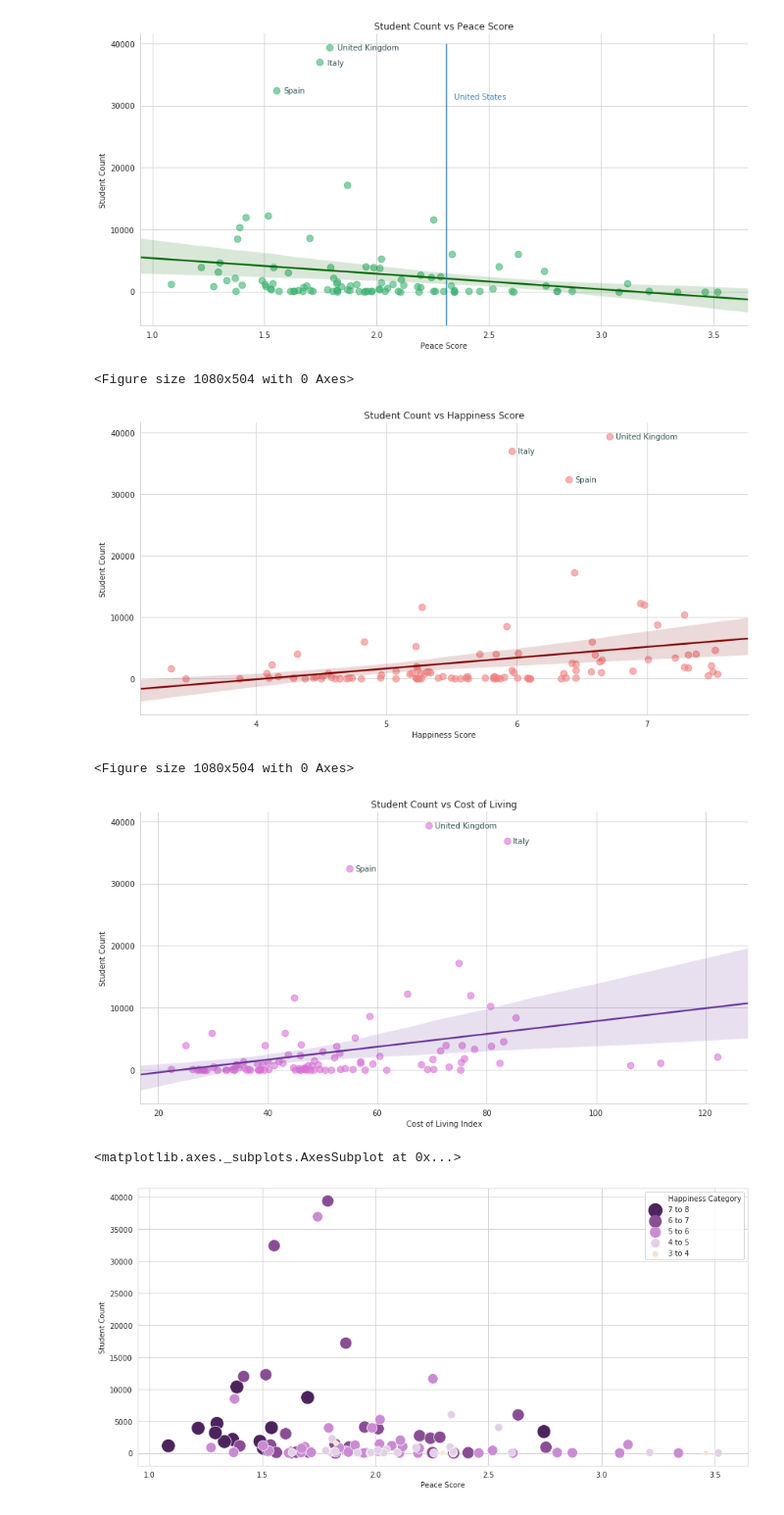
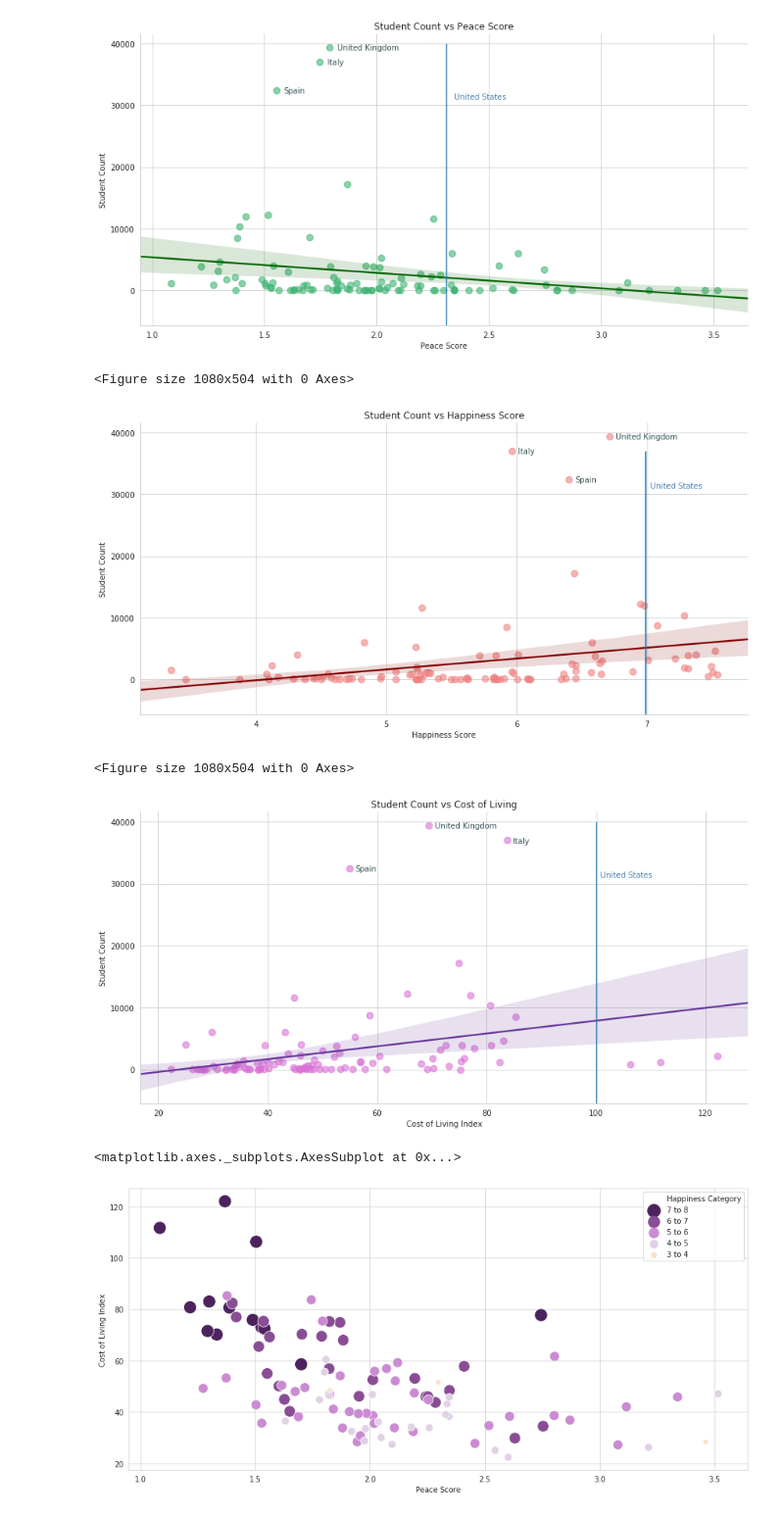
Before and after one commit to richardmu000/320-Final, a Jupyter notebook: 320 Final Project Richard Mu Xinyao Chen.ipynb, the cells around one changed output. Shown at 98% size. Saved outputs shown, nothing was run; the diff lists cells and outputs as text; code cells hidden in the pictures.

```diff
--- a/320 Final Project Richard Mu Xinyao Chen.ipynb
+++ b/320 Final Project Richard Mu Xinyao Chen.ipynb
@@ -102,10 +102,10 @@ __Third Attribute: Happiness Score__
 <br>
 Finally, we collected found the happiness score of each country from the [World Happiness Report](https://worldhappiness.report/ed/2019/#read). These scores are reflected from "how happy the citizens perceive themselves to be". While there are many aspects of the local citizen's lives that are distinct from the lives of foreign students, we think that the happiness scores displays, to some degree, the living conditions of each country. Since it is exported as a CSV file, we used the read_csv function from the Pandas library.
 # %%
-happiness = pd.read_csv('2017-happiness.csv')
-happiness = happiness[['Country','Happiness.Score']]
-happiness = happiness.rename(columns={'Happiness.Score':'Happiness Score'})
-happiness.head(10)
+happiness_df = pd.read_csv('2017-happiness.csv')
+happiness_df = happiness_df[['Country','Happiness.Score']]
+happiness_df = happiness_df.rename(columns={'Happiness.Score':'Happiness Score'})
+happiness_df.head(10)
 # %% [output]
 |  | Country | Happiness Score |
 | 0 | Norway | 7.537 |
@@ -144,7 +144,7 @@ Note that the "Country Name" column of each DataFrame may be named differently.
 fulldata = pd.merge(left = travel_data_2017,right = peace_index, left_on="Destination", right_on="Country")
 fulldata = fulldata[['Destination','2017/18', '2017 score']]
 fulldata.columns = ['Country','Student Count','Peace Score']
-fulldata = pd.merge(left = fulldata, right = happiness, left_on="Country", right_on="Country")
+fulldata = pd.merge(left = fulldata, right = happiness_df, left_on="Country", right_on="Country")
 fulldata = pd.merge(left = fulldata, right = cost_living, left_on="Country", right_on="Country")
 fulldata = fulldata.sort_values('Student Count').reset_index(drop=True)
 print(fulldata.shape)
@@ -238,10 +245,15 @@ for i in range(len(dataCoords)):
     elif point[1] > 30000: #Spain
         ax.text(point[0]+0.045, point[1]-400, 'Spain', color = 'darkslategray')
 
+#graphing United States
+USHappiness = happiness_df.loc[happiness_df['Country'] == 'United States']['Happiness Score']
+plt.axvline(USHappiness.values[0],0,0.90)
+ax.text(USHappiness.values[0] + 0.035, 31000, 'United States', color = 'steelblue')
+
 plt.show()
 # %% [output]
 <Figure size 1080x504 with 0 Axes>
-[figure, old version]
+[figure, new version]
 # %%
 plt.clf()
 cost = sns.lmplot(x='Cost of Living Index', y ="Student Count", size=6, aspect = 2,
@@ -261,10 +273,14 @@ for i in range(len(dataCoords)):
     elif point[1] > 30000: #Spain
         ax.text(point[0]+1, point[1]-400, 'Spain', color = 'darkslategray')
 
+USCost = 100
+plt.axvline(USCost,0,0.965)
+ax.text(USCost + 0.8, 31000, 'United States', color = 'steelblue')
+
 plt.show()
 # %% [output]
 <Figure size 1080x504 with 0 Axes>
-[figure, old version]
+[figure, new version]
 # %%
 category = []
 catkey = ['2 to 3','3 to 4','4 to 5','5 to 6','6 to 7','7 to 8']
@@ -286,20 +302,20 @@ fulldata['Happiness Category'] = category
 # %%
 #cmap = sns.cubehelix_palette(dark = .3, light = .8, as_cmap=True)
 palette = {"2 to 3":"#FFF8EF","3 to 4":"#F7E3CA", "4 to 5":"#E2D1E6", "5 to 6":"#ca8bd2",
            "6 to 7":"#894d94", "7 to 8":"#4D235D"}
 
 sizesdict = {"2 to 3":2,"3 to 4":4, "4 to 5":6, "5 to 6":8,
            "6 to 7":10, "7 to 8":12}
 
 hap_sort = fulldata.sort_values("Happiness Score", ascending = False)
-hap_peace = sns.scatterplot(x="Peace Score", y="Student Count", hue="Happiness Category",
+hap_peace = sns.scatterplot(x="Peace Score", y="Cost of Living Index", hue="Happiness Category",
                             size = "Happiness Category",
-                            sizes = (50,350),
+                            sizes = (50,300),
                             palette=palette,
                             data = hap_sort)
 hap_peace
 # %% [output]
 <matplotlib.axes._subplots.AxesSubplot at 0x...>
-[figure, old version]
+[figure, new version]
 # %%
 country_geo = 'world-countries.json'
```
Also changed, not shown: parts of 5 cells of this notebook, 1 other file.
